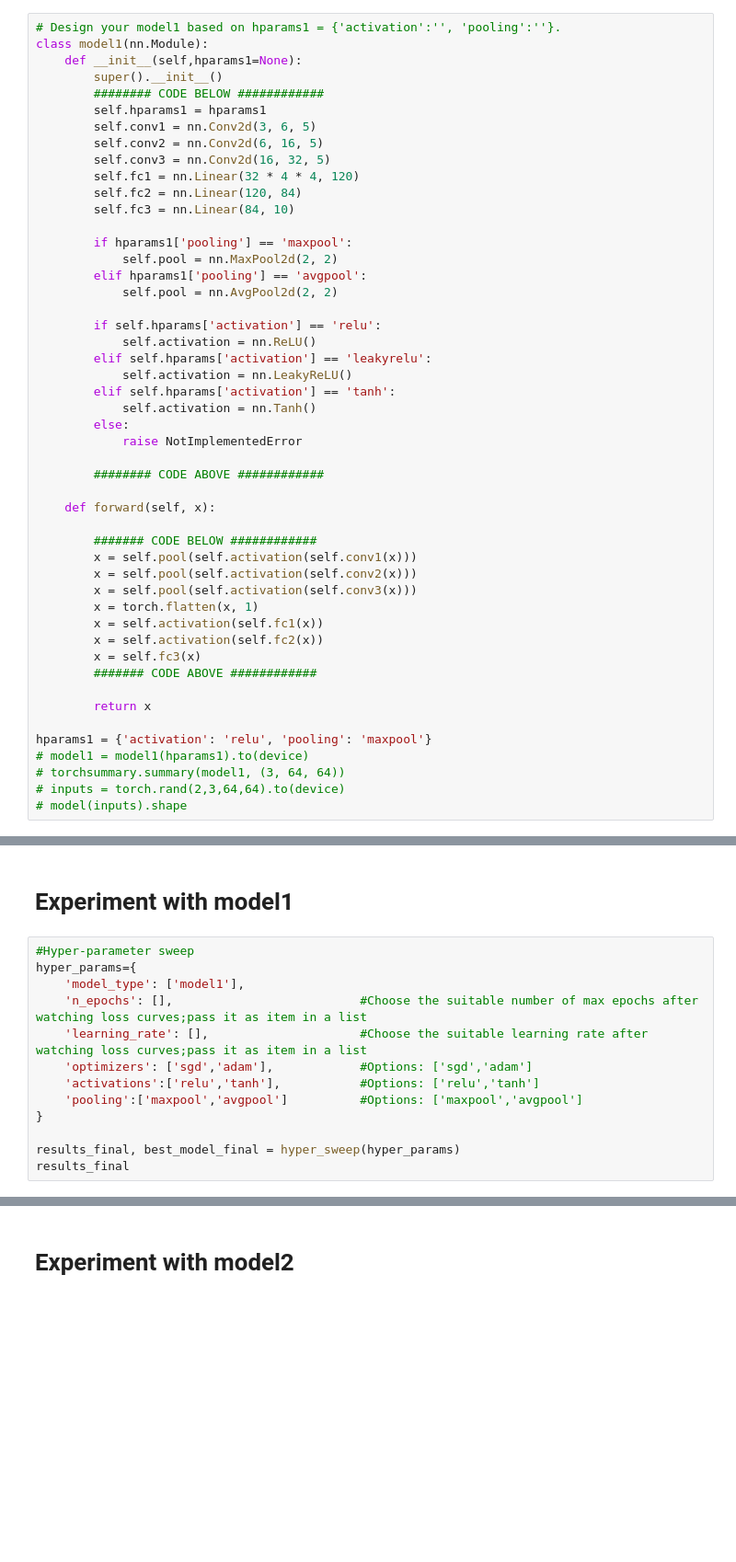
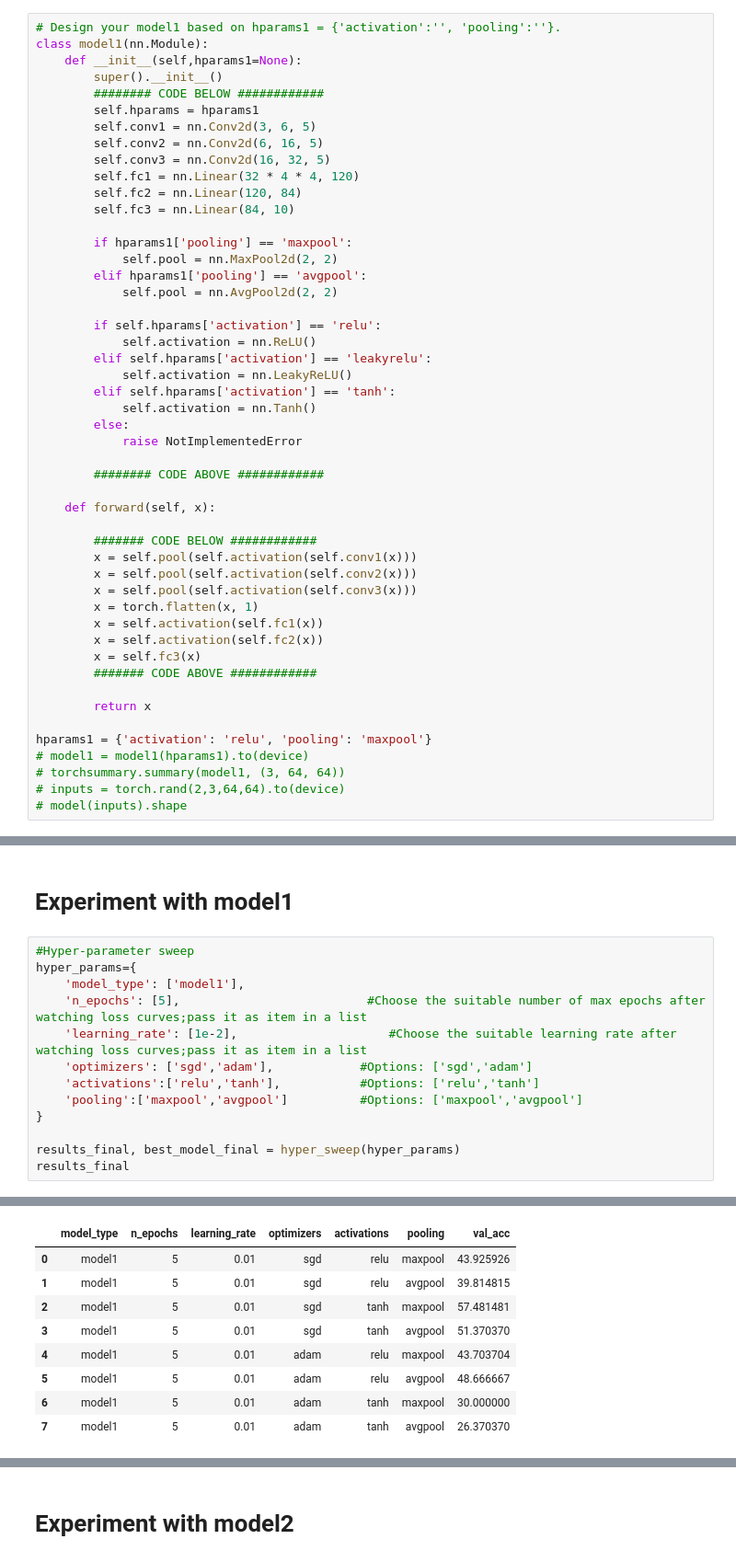
Before and after one commit to smal3iutre2/washu-5509, a Jupyter notebook: HW/CSE5509_HW3.ipynb, the cells around one changed output, grey strips where cells are left out. Shown at 92% size. Drawn from its saved outputs; the diff is of its cells as text; blank space fills up the shorter version.

```diff
--- a/HW/CSE5509_HW3.ipynb
+++ b/HW/CSE5509_HW3.ipynb
@@ -353,7 +353,7 @@ class model1(nn.Module):
     def __init__(self,hparams1=None):
         super().__init__()
         ######## CODE BELOW ############
-        self.hparams1 = hparams1
+        self.hparams = hparams1
         self.conv1 = nn.Conv2d(3, 6, 5)
         self.conv2 = nn.Conv2d(6, 16, 5)
         self.conv3 = nn.Conv2d(16, 32, 5)
@@ -887,8 +889,8 @@ evaluate(best_model_final, test_loader, criterion)
 #Hyper-parameter sweep
 hyper_params={
     'model_type': ['model1'],
-    'n_epochs': [],                          #Choose the suitable number of max epochs after watching loss curves;pass it as item in a list
-    'learning_rate': [],                     #Choose the suitable learning rate after watching loss curves;pass it as item in a list
+    'n_epochs': [5],                          #Choose the suitable number of max epochs after watching loss curves;pass it as item in a list
+    'learning_rate': [1e-2],                     #Choose the suitable learning rate after watching loss curves;pass it as item in a list
     'optimizers': ['sgd','adam'],            #Options: ['sgd','adam']
     'activations':['relu','tanh'],           #Options: ['relu','tanh']
     'pooling':['maxpool','avgpool']          #Options: ['maxpool','avgpool']
@@ -896,3 +898,4 @@ hyper_params={
 
 results_final, best_model_final = hyper_sweep(hyper_params)
 results_final
+# %% [output]
@@ -899,3 +921,12 @@ results_final
+|  | model_type | n_epochs | learning_rate | optimizers | activations | pooling | val_acc |
+| 0 | model1 | 5 | 0.01 | sgd | relu | maxpool | 43.925926 |
+| 1 | model1 | 5 | 0.01 | sgd | relu | avgpool | 39.814815 |
+| 2 | model1 | 5 | 0.01 | sgd | tanh | maxpool | 57.481481 |
+| 3 | model1 | 5 | 0.01 | sgd | tanh | avgpool | 51.370370 |
+| 4 | model1 | 5 | 0.01 | adam | relu | maxpool | 43.703704 |
+| 5 | model1 | 5 | 0.01 | adam | relu | avgpool | 48.666667 |
+| 6 | model1 | 5 | 0.01 | adam | tanh | maxpool | 30.000000 |
+| 7 | model1 | 5 | 0.01 | adam | tanh | avgpool | 26.370370 |
 # %%
 # Evaluate your best model on test set
 evaluate(best_model_final, test_loader, criterion)
```
Also changed, not shown: parts of 8 cells of this notebook.
